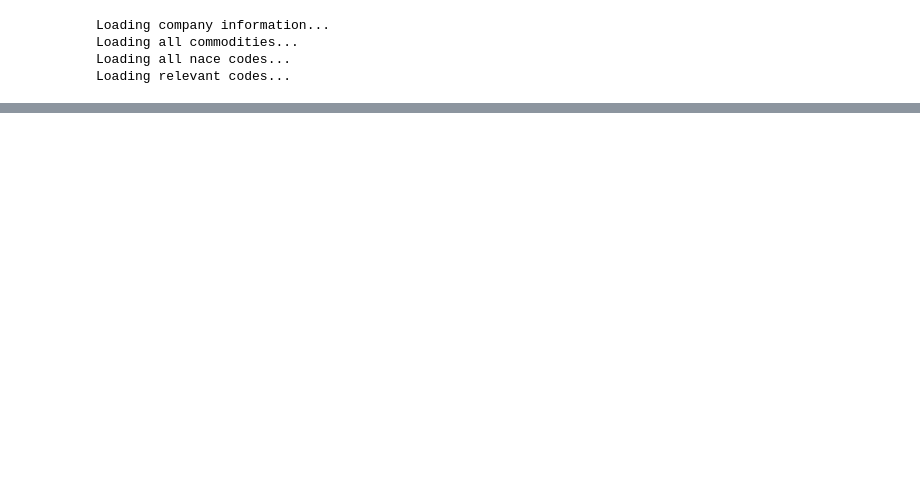
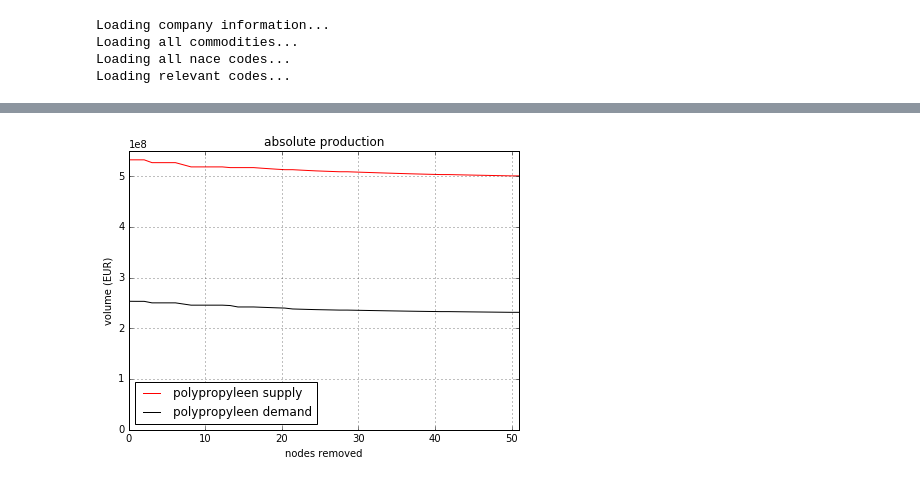
Before and after one commit to GideonMooijen/kappa, a Jupyter notebook: final.ipynb, the cells around one changed output, grey strips where cells are left out. Cells and saved outputs as stored; diff of their text form; code cells hidden in the pictures; blank space fills up the shorter version.

```diff
--- a/final.ipynb
+++ b/final.ipynb
@@ -232,0 +305,6 @@ run_experiment(['Aardgas','Vloeib.PropaanButaan','Polypropyleen'], 2)
+# %%
+get_plot('polypropyleen',polypropyleen_prod,polypropyleen_cons,False,['red','black'])
+plt.savefig('polypropylene')
+plt.show()
+# %% [output]
+[figure, added]
```
Also changed, not shown: parts of 7 cells of this notebook.
